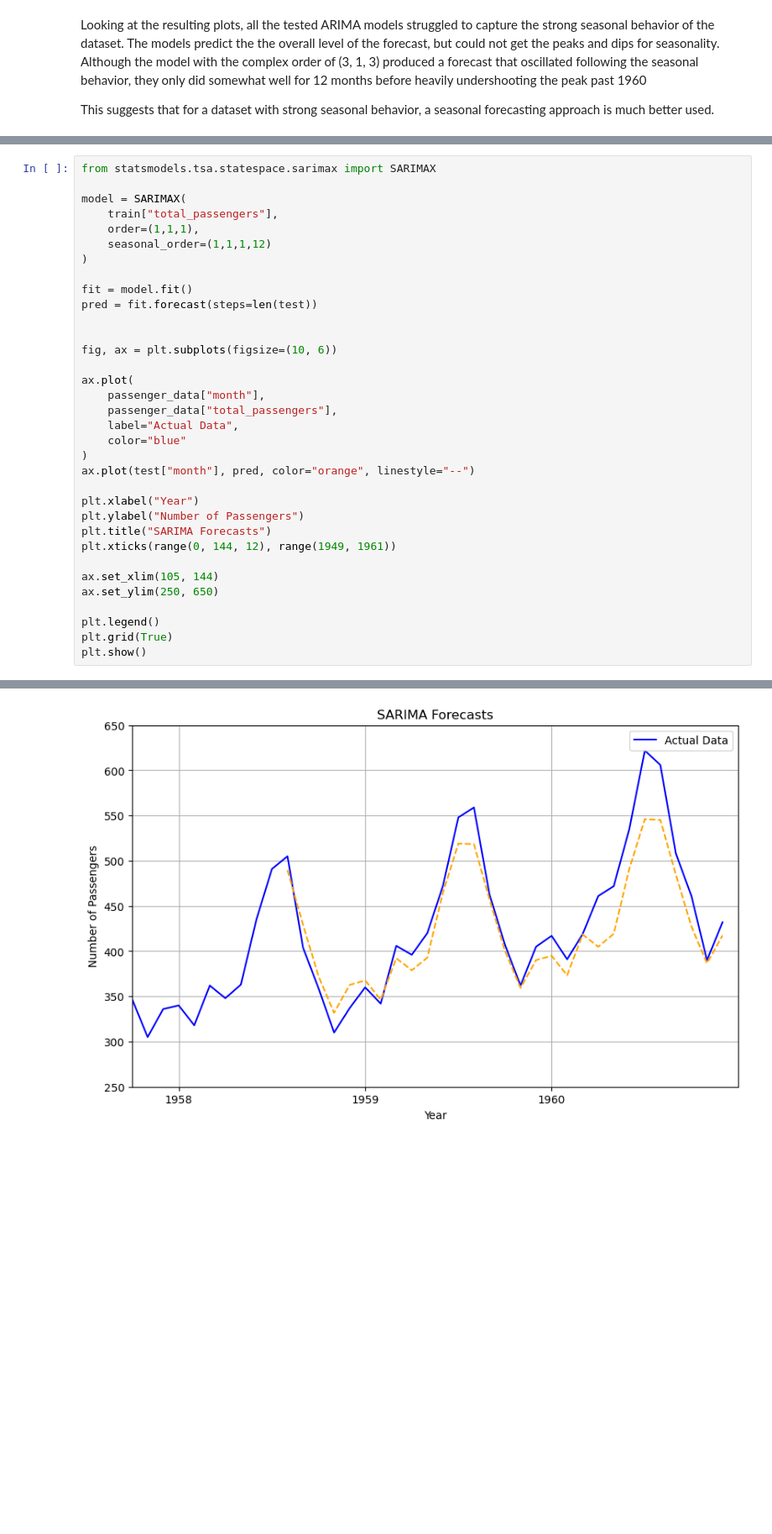
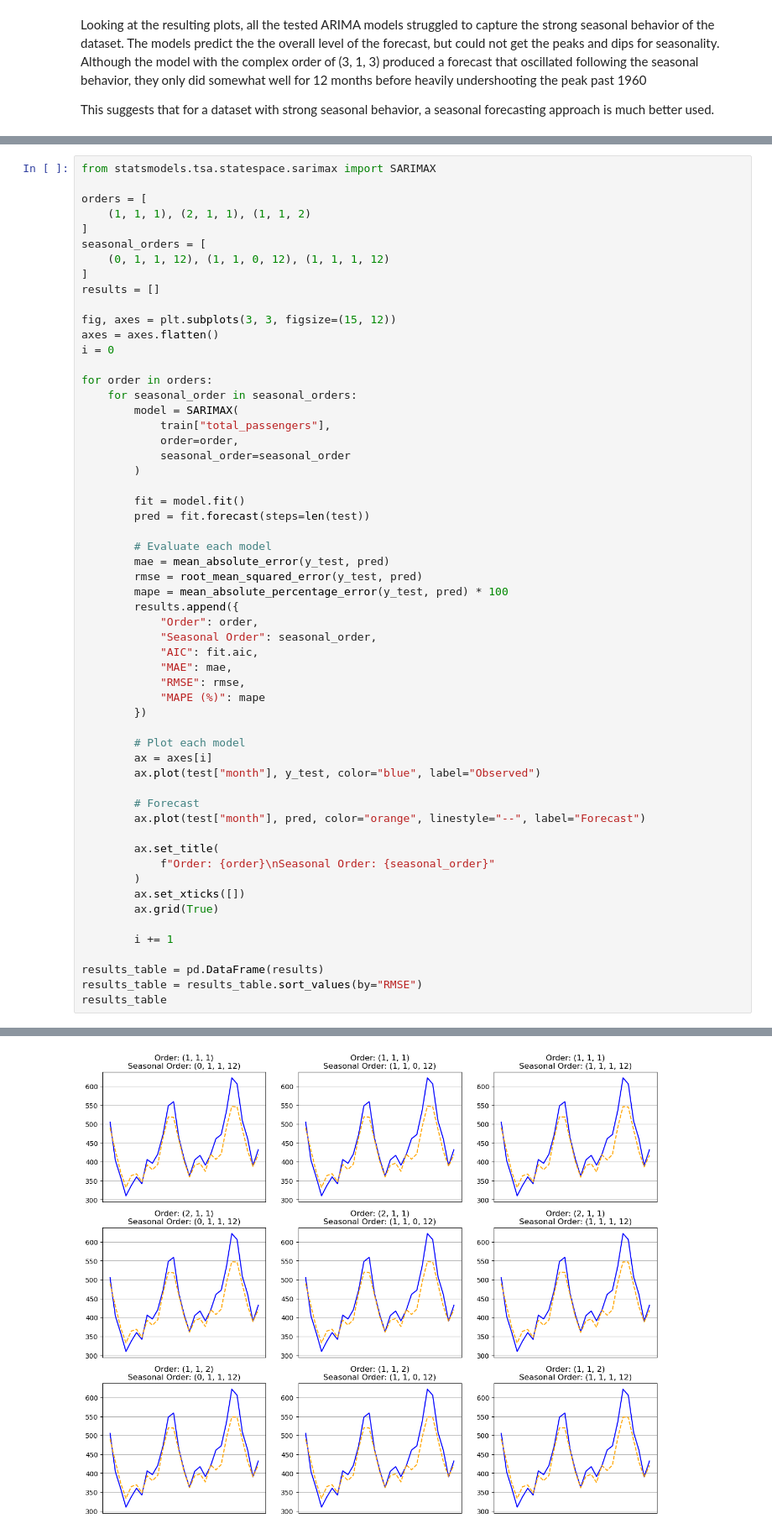
Before and after one commit to lyvin05/EE344-Time-Forecasting-Project, a Jupyter notebook: Notebooks/time_forecast_airline_passengers.ipynb, the cells around one changed output, grey strips where cells are left out. Shown at 84% size. Drawn from its saved outputs; the diff is of its cells as text; blank space fills up the shorter version.

```diff
--- a/Notebooks/time_forecast_airline_passengers.ipynb
+++ b/Notebooks/time_forecast_airline_passengers.ipynb
@@ -409,35 +432,58 @@ This suggests that for a dataset with strong seasonal behavior, a seasonal forec
 # %%
 from statsmodels.tsa.statespace.sarimax import SARIMAX
 
-model = SARIMAX(
-    train["total_passengers"],
-    order=(1,1,1),
-    seasonal_order=(1,1,1,12)
-)
+orders = [
+    (1, 1, 1), (2, 1, 1), (1, 1, 2)
+]
+seasonal_orders = [
+    (0, 1, 1, 12), (1, 1, 0, 12), (1, 1, 1, 12)
+]
+results = []
 
-fit = model.fit()
-pred = fit.forecast(steps=len(test))
+fig, axes = plt.subplots(3, 3, figsize=(15, 12))
+axes = axes.flatten()
+i = 0
 
+for order in orders:
+    for seasonal_order in seasonal_orders:
+        model = SARIMAX(
+            train["total_passengers"],
+            order=order,
+            seasonal_order=seasonal_order
+        )
 
-fig, ax = plt.subplots(figsize=(10, 6))
+        fit = model.fit()
+        pred = fit.forecast(steps=len(test))
 
-ax.plot(
-    passenger_data["month"],
-    passenger_data["total_passengers"],
-    label="Actual Data",
-    color="blue"
-)
-ax.plot(test["month"], pred, color="orange", linestyle="--")
+        # Evaluate each model
+        mae = mean_absolute_error(y_test, pred)
+        rmse = root_mean_squared_error(y_test, pred)
+        mape = mean_absolute_percentage_error(y_test, pred) * 100
+        results.append({
+            "Order": order,
+            "Seasonal Order": seasonal_order,
+            "AIC": fit.aic,
+            "MAE": mae,
+            "RMSE": rmse,
+            "MAPE (%)": mape
+        })
 
-plt.xlabel("Year")
-plt.ylabel("Number of Passengers")
-plt.title("SARIMA Forecasts")
-plt.xticks(range(0, 144, 12), range(1949, 1961))
+        # Plot each model
+        ax = axes[i]
+        ax.plot(test["month"], y_test, color="blue", label="Observed")
 
-ax.set_xlim(105, 144)
-ax.set_ylim(250, 650)
+        # Forecast
+        ax.plot(test["month"], pred, color="orange", linestyle="--", label="Forecast")
 
-plt.legend()
-plt.grid(True)
-plt.show()
+        ax.set_title(
+            f"Order: {order}\nSeasonal Order: {seasonal_order}"
+        )
+        ax.set_xticks([])
+        ax.grid(True)
+
+        i += 1
+
+results_table = pd.DataFrame(results)
+results_table = results_table.sort_values(by="RMSE")
+results_table
 # %% [output]
@@ -444 +500 @@ plt.show()
-[figure, old version]
+[figure, new version]
```
Also changed, not shown: parts of 7 cells of this notebook.
